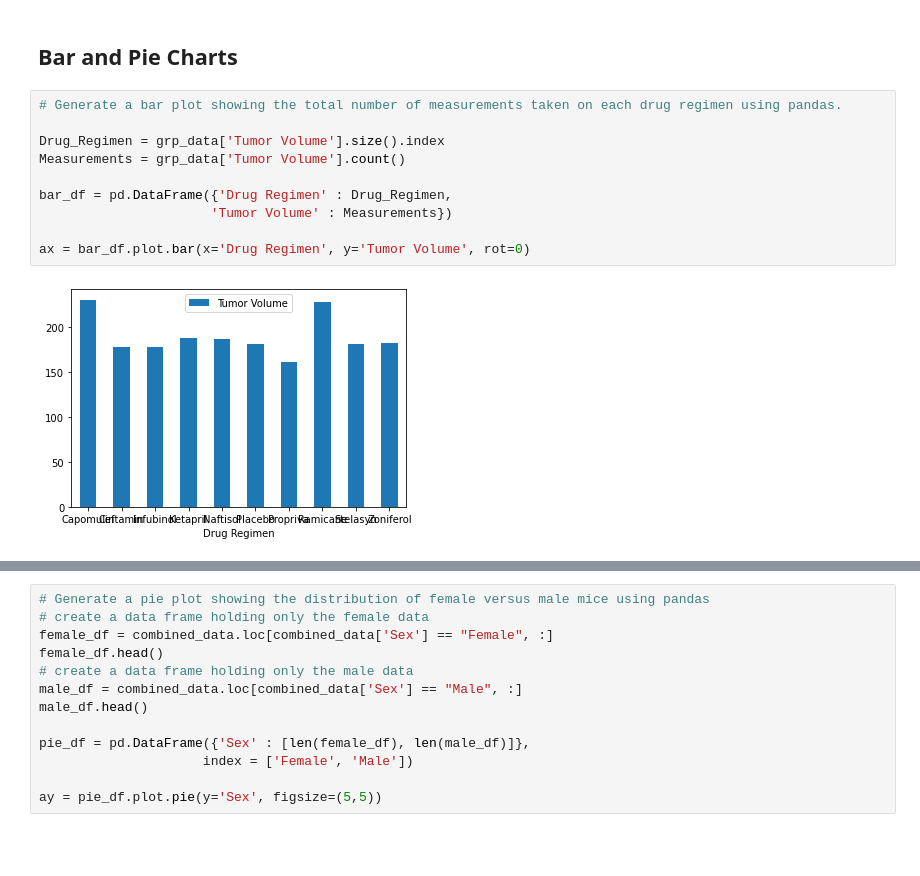
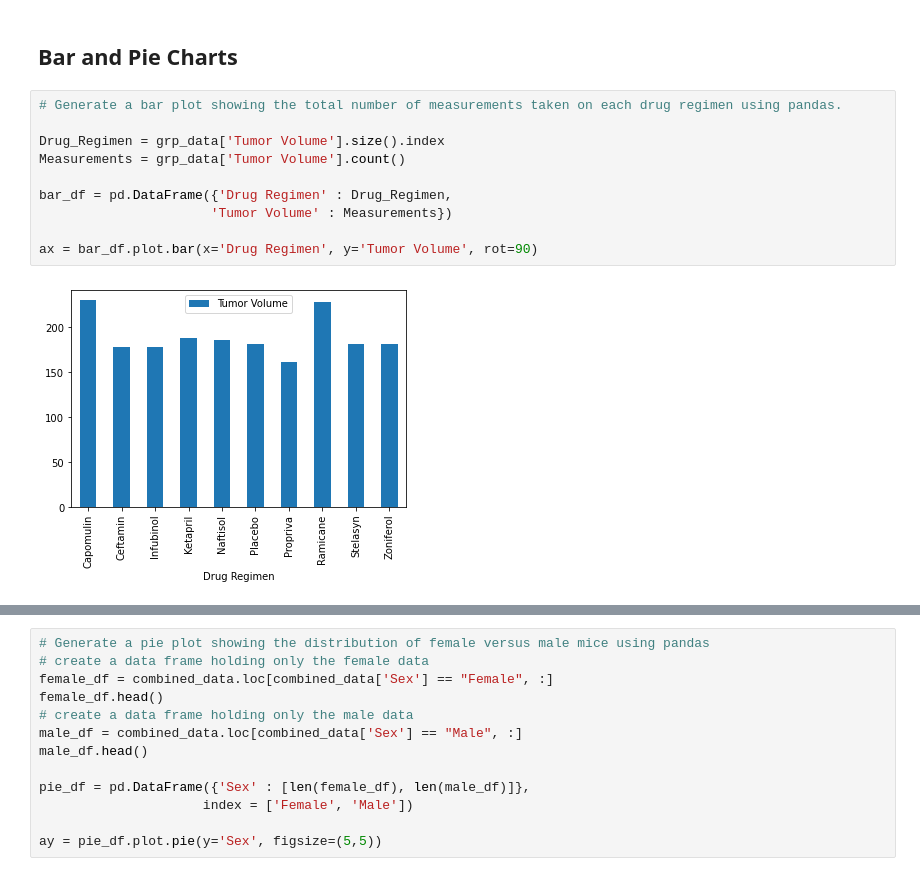
Before and after one commit to ese12880/Matplotlib-challenge, a Jupyter notebook: analysis/pymaceuticals_starter.ipynb, the cells around one changed output, grey strips where cells are left out. Saved outputs shown, nothing was run; the diff lists cells and outputs as text; blank space fills up the shorter version.

```diff
--- a/analysis/pymaceuticals_starter.ipynb
+++ b/analysis/pymaceuticals_starter.ipynb
@@ -156,15 +156,15 @@ The population standard deviation is 8.892372011463417
 # %%
 # Generate a bar plot showing the total number of measurements taken on each drug regimen using pandas.
 
 Drug_Regimen = grp_data['Tumor Volume'].size().index
 Measurements = grp_data['Tumor Volume'].count()
 
 bar_df = pd.DataFrame({'Drug Regimen' : Drug_Regimen,
                       'Tumor Volume' : Measurements})
 
-ax = bar_df.plot.bar(x='Drug Regimen', y='Tumor Volume', rot=0)
+ax = bar_df.plot.bar(x='Drug Regimen', y='Tumor Volume', rot=90)
 # %% [output]
-[figure, old version]
+[figure, new version]
 # %%
 # Generate a bar plot showing the total number of measurements taken on each drug regimen using pyplot.
 
```
Also changed, not shown: parts of 5 cells of this notebook, 1 other file.
